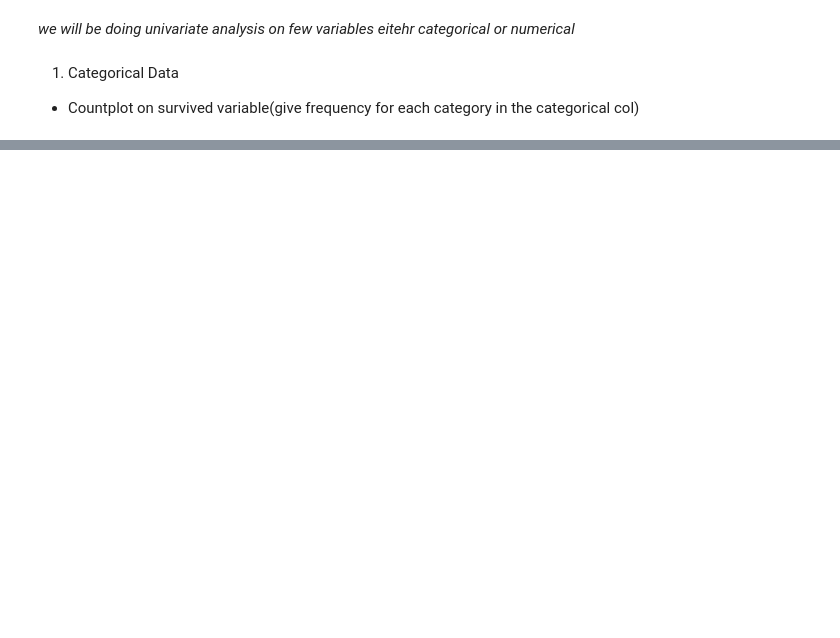
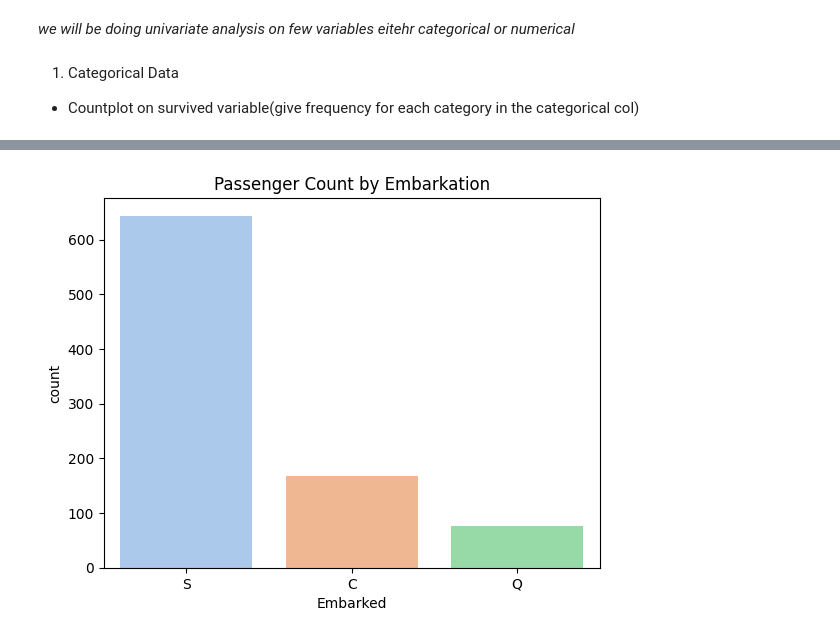
Before and after one commit to priyaasharmaads-a11y/Machine-Learning-Projects-Bundle, a Jupyter notebook: Machine_Learning_projects_Bundle.ipynb, the cells around one changed output, grey strips where cells are left out. Cells and saved outputs as stored; diff of their text form; code cells hidden in the pictures; blank space fills up the shorter version.

```diff
--- a/Machine_Learning_projects_Bundle.ipynb
+++ b/Machine_Learning_projects_Bundle.ipynb
@@ -68,0 +43,6 @@ sns.countplot(x='Survived', data=df)
+# %%
+sns.countplot(x='Embarked',data=df,hue='Embarked',palette='pastel',legend=False)
+plt.title("Passenger Count by Embarkation")
+plt.show()
+# %% [output]
+[figure, added]
```
Also changed, not shown: parts of 6 cells of this notebook.
